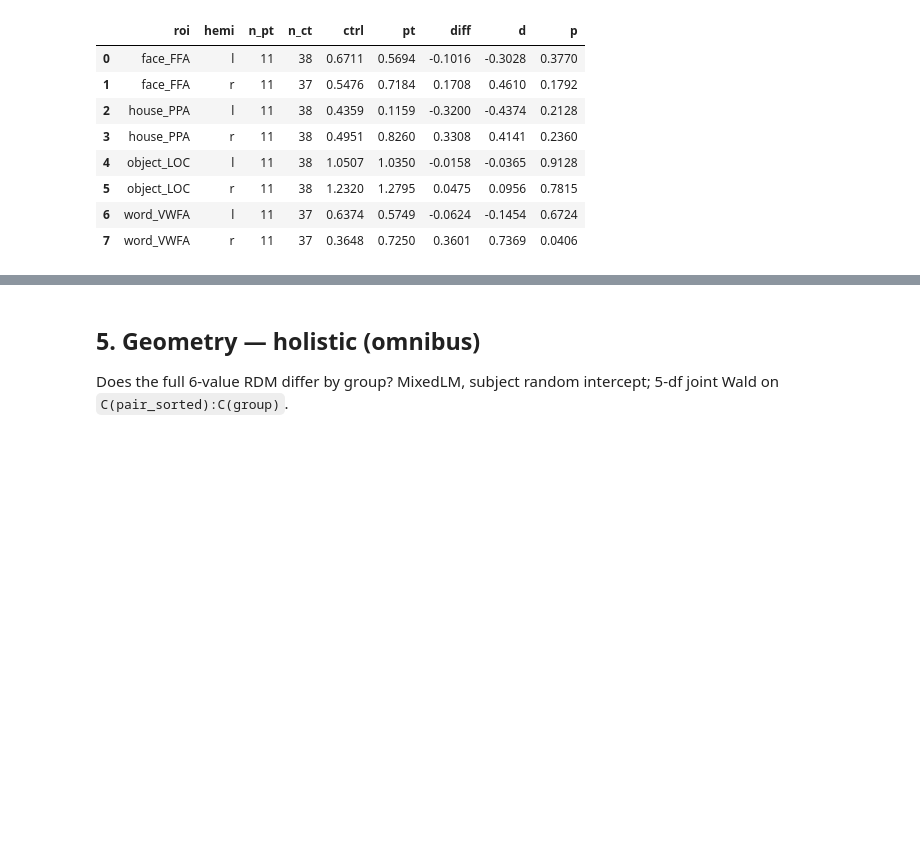
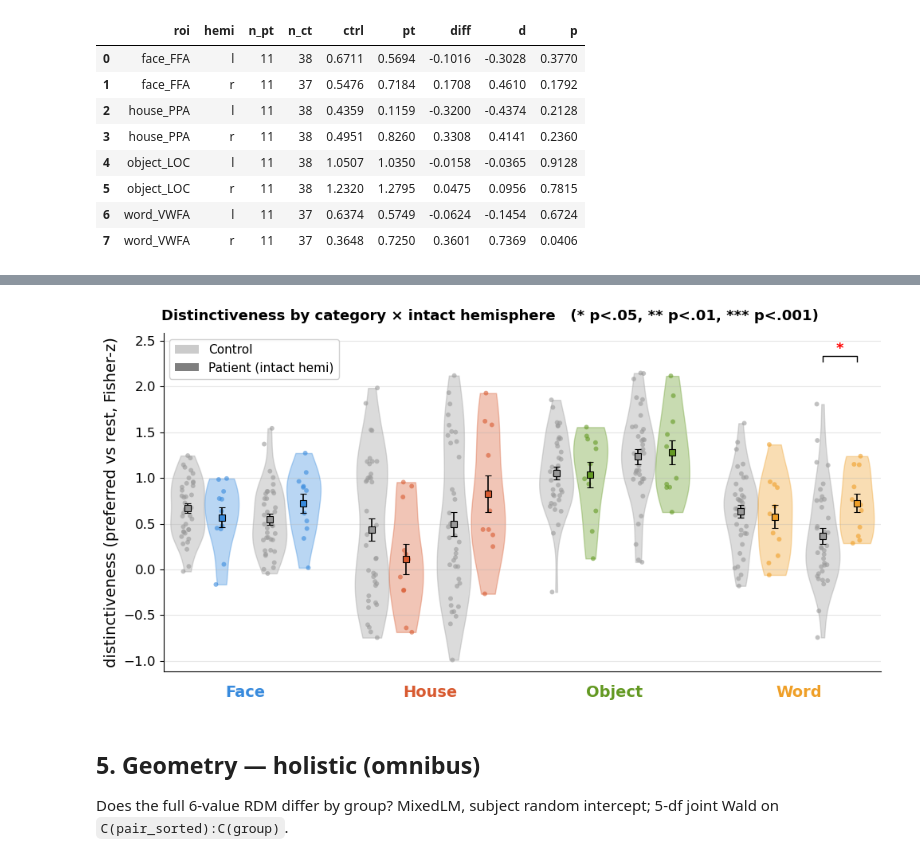
Before and after one commit to cnsimmons/sym_pt, a Jupyter notebook: D_liu/category_rsa_geometry.ipynb, the cells around one changed output, grey strips where cells are left out. Cells and saved outputs as stored; diff of their text form; code cells hidden in the pictures; blank space fills up the shorter version.

```diff
--- a/D_liu/category_rsa_geometry.ipynb
+++ b/D_liu/category_rsa_geometry.ipynb
@@ -152,3 +208,95 @@ distinct.round(4)
+# %%
+# ─── Distinctiveness (measure 1): violins matching sum-sel layout ────────
+from matplotlib.patches import Patch
+
+CAT_COLORS = {'face': '#378ADD', 'house': '#D85A30', 'object': '#639922', 'word': '#EF9F27'}
+ROI_FOR = {'face': 'face_FFA', 'house': 'house_PPA', 'object': 'object_LOC', 'word': 'word_VWFA'}
+CATS_PANEL = ['face', 'house', 'object', 'word']
+CTRL_COLOR = '#999999'
+
+def _stars(p):
+    if np.isnan(p): return ''
+    return '***' if p<.001 else '**' if p<.01 else '*' if p<.05 else ''
+
+dd = (df.drop_duplicates(["subject_id","category","hemi"])
+        [["subject_id","category","hemi","is_pt","liu_distinctiveness"]].copy())
+dd["group"] = np.where(dd["is_pt"]==1, "patient", "control")
+
+INTRA, INTER, CAT_GAP = 0.5, 0.7, 1.0
+positions_within = [0.0, INTRA, INTRA + INTER, 2*INTRA + INTER]
+cat_width = positions_within[-1]
+
+fig, ax = plt.subplots(figsize=(10, 5))
+RNG = np.random.RandomState(42)
+cat_centers = []
+
+allv = dd['liu_distinctiveness'].dropna().values
+gmin, gmax = allv.min(), allv.max()
+brack_h = (gmax - gmin) * 0.02
+
+def _get(cat, h, grp):
+    return dd[(dd.category==ROI_FOR[cat]) & (dd.hemi==h) & (dd.group==grp)]['liu_distinctiveness'].dropna().values
+
+for ci, cat in enumerate(CATS_PANEL):
+    cat_color = CAT_COLORS[cat]
+    base = ci * (cat_width + CAT_GAP)
+    positions = [base + p for p in positions_within]
+    cat_centers.append(np.mean(positions))
+
+    groups = [
+        (_get(cat,'l','control'), positions[0], CTRL_COLOR),
+        (_get(cat,'l','patient'), positions[1], cat_color),
+        (_get(cat,'r','control'), positions[2], CTRL_COLOR),
+        (_get(cat,'r','patient'), positions[3], cat_color),
+    ]
+    for vals, pos, col in groups:
+        vals = vals[~np.isnan(vals)]
+        if len(vals) == 0: continue
+        if len(vals) >= 2:
+            parts = ax.violinplot([vals], positions=[pos], widths=0.5,
+                                  showmeans=False, showmedians=False, showextrema=False)
+            for b in parts['bodies']:
+                b.set_facecolor(col); b.set_alpha(0.35); b.set_edgecolor(col)
+        jit = RNG.uniform(-0.09, 0.09, len(vals))
+        ax.scatter(np.full(len(vals), pos) + jit, vals, color=col, alpha=0.6, s=18, edgecolors='none', zorder=3)
+        ax.errorbar(pos, vals.mean(), yerr=vals.std()/np.sqrt(max(len(vals),1)),
+                    color='black', marker='s', markersize=6, markerfacecolor=col,
+                    markeredgecolor='black', markeredgewidth=0.8, capsize=3, linewidth=1.2, zorder=5)
+
+    for (h, x_l, x_r) in [('l', positions[0], positions[1]), ('r', positions[2], positions[3])]:
+        row = distinct[(distinct.roi==ROI_FOR[cat]) & (distinct.hemi==h)]
+        stars = _stars(float(row['p'].iloc[0])) if len(row) else ''
+        if not stars: continue
+        by = gmax + brack_h * 2
+        ax.plot([x_l, x_l, x_r, x_r], [by, by+brack_h, by+brack_h, by], color='black', lw=1, zorder=6)
+        ax.text((x_l+x_r)/2, by+brack_h, stars, ha='center', va='bottom', color='red', fontsize=13, fontweight='bold', zorder=6)
+
+ax.set_xticks([])
+ax.set_ylabel('distinctiveness (preferred vs rest, Fisher-z)', fontsize=14)
+ax.tick_params(axis='y', labelsize=12)
+ax.grid(axis='y', alpha=0.3)
+ax.spines['top'].set_visible(False); ax.spines['right'].set_visible(False)
+
+for cat, center in zip(CATS_PANEL, cat_centers):
+    ax.text(center, -0.04, cat.title(), fontsize=14, fontweight='bold',
+            color=CAT_COLORS[cat], ha='center', va='top', transform=ax.get_xaxis_transform())
+
+total_width = len(CATS_PANEL) * cat_width + (len(CATS_PANEL) - 1) * CAT_GAP
+ax.set_xlim(-0.35, total_width + 0.35)
+yrange = gmax - gmin
+ax.set_ylim(gmin - 0.04*yrange, gmax + 0.14*yrange)
+
+legend_elements = [Patch(facecolor=CTRL_COLOR, alpha=0.5, label='Control'),
+                   Patch(facecolor='black', alpha=0.5, label='Patient (intact hemi)')]
+ax.legend(handles=legend_elements, loc='upper left', fontsize=11, frameon=True, framealpha=0.9)
+
+plt.suptitle('Distinctiveness by category × intact hemisphere   (* p<.05, ** p<.01, *** p<.001)',
+             fontsize=13, fontweight='bold', y=0.99)
+plt.subplots_adjust(bottom=0.08, top=0.93, left=0.09, right=0.99)
+plt.savefig(FIG_DIR / 'distinctiveness_violin.png', dpi=300, bbox_inches='tight')
+plt.show()
+# %% [output]
+[figure, added]
 # %% [markdown]
 ## 5. Geometry — holistic (omnibus)
 Does the full 6-value RDM differ by group? MixedLM, subject random intercept; 5-df joint Wald on `C(pair_sorted):C(group)`.
```
Also changed, not shown: parts of 3 cells of this notebook.
